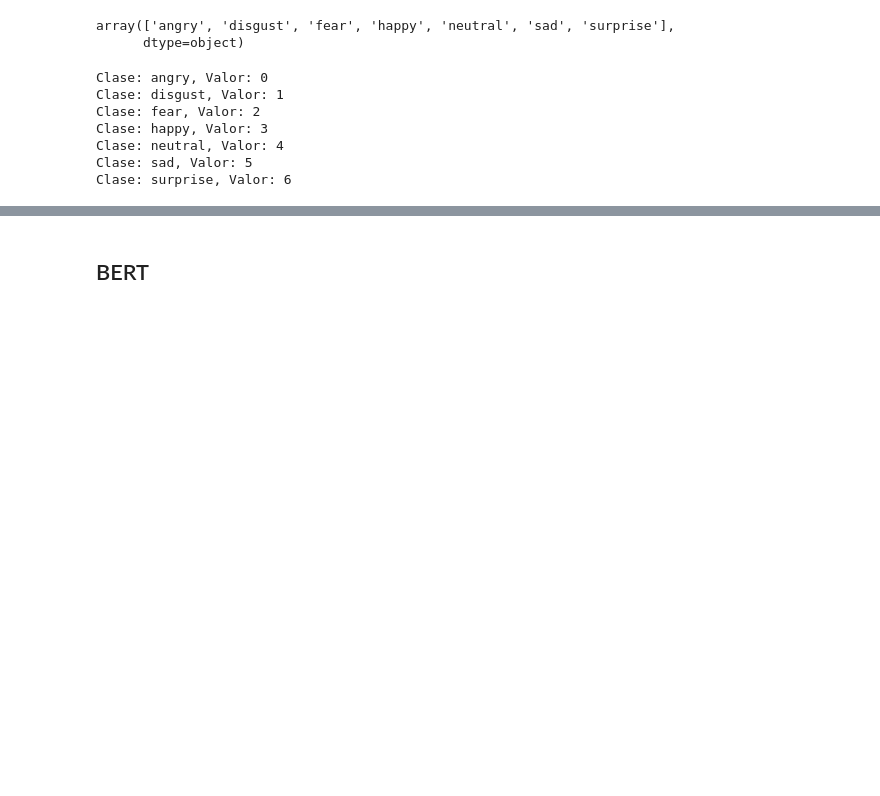
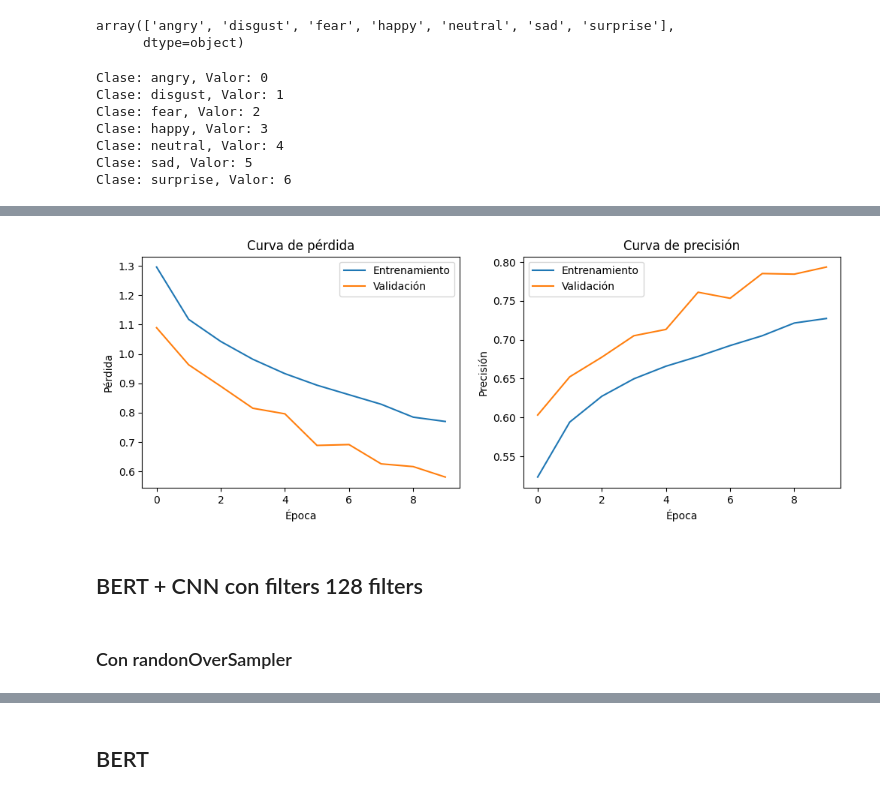
Before and after one commit to BryanBACS/Emotion-Recognition-Multimodal, a Jupyter notebook: Modelos inteligencia artificial/Modalidad texto/code.ipynb, the cells around one changed output, grey strips where cells are left out. Drawn from its saved outputs; the diff is of its cells as text; code cells hidden in the pictures; blank space fills up the shorter version.

```diff
--- a/Modelos inteligencia artificial/Modalidad texto/code.ipynb
+++ b/Modelos inteligencia artificial/Modalidad texto/code.ipynb
@@ -667,0 +737,3 @@ df_final.to_csv('datos_procesados_Balanceados.csv', index=False)
+# %%
+tokenizer_bert = BertTokenizer.from_pretrained('bert-base-uncased')
+bert_model = TFBertModel.from_pretrained('bert-base-uncased')
@@ -667,0 +946,9 @@ df_final.to_csv('datos_procesados_Balanceados.csv', index=False)
+# %%
+dataset = dataset.shuffle(input_ids.shape[0])
+test_size = int(0.1*input_ids.shape[0])
+val_size = int(0.2*input_ids.shape[0])
+train_size= input_ids.shape[0]- test_size - val_size
+
+train_dataset = dataset.take(train_size).batch(32)
+val_dataset = dataset.skip(train_size).take(val_size).batch(32)
+test_dataset = dataset.skip(train_size+val_size).batch(32)
@@ -667,0 +1117,7 @@ df_final.to_csv('datos_procesados_Balanceados.csv', index=False)
+# %%
+history2 = model2.fit(
+    train_dataset,
+    validation_data=val_dataset,
+    epochs=10,
+    callbacks = [model_checkpoint,tensorboard_callback]
+)
@@ -667,0 +1144,36 @@ df_final.to_csv('datos_procesados_Balanceados.csv', index=False)
+# %%
+import matplotlib.pyplot as plt
+
+
+train_loss = history2.history['loss']
+val_loss = history2.history['val_loss']
+train_accuracy = history2.history['sparse_categorical_accuracy']
+val_accuracy = history2.history['val_sparse_categorical_accuracy']
+
+
+plt.figure(figsize=(12, 4))
+
+plt.subplot(1, 2, 1)
+plt.plot(train_loss, label='Entrenamiento')
+plt.plot(val_loss, label='Validación')
+plt.title('Curva de pérdida')
+plt.xlabel('Época')
+plt.ylabel('Pérdida')
+plt.legend()
+
+
+plt.subplot(1, 2, 2)
+plt.plot(train_accuracy, label='Entrenamiento')
+plt.plot(val_accuracy, label='Validación')
+plt.title('Curva de precisión')
+plt.xlabel('Época')
+plt.ylabel('Precisión')
+plt.legend()
+
+plt.show()
+# %% [output]
+[figure, added]
+# %% [markdown]
+## BERT + CNN con filters 128 filters
+# %% [markdown]
+### Con randonOverSampler
```
Also changed, not shown: parts of 134 cells of this notebook.
